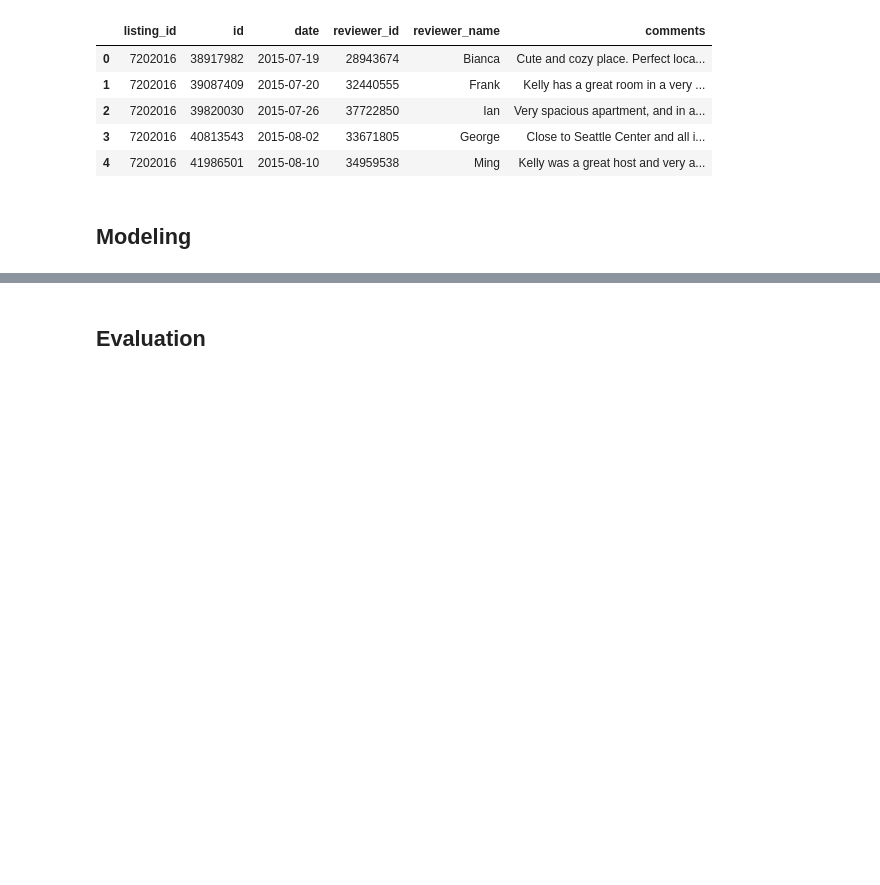
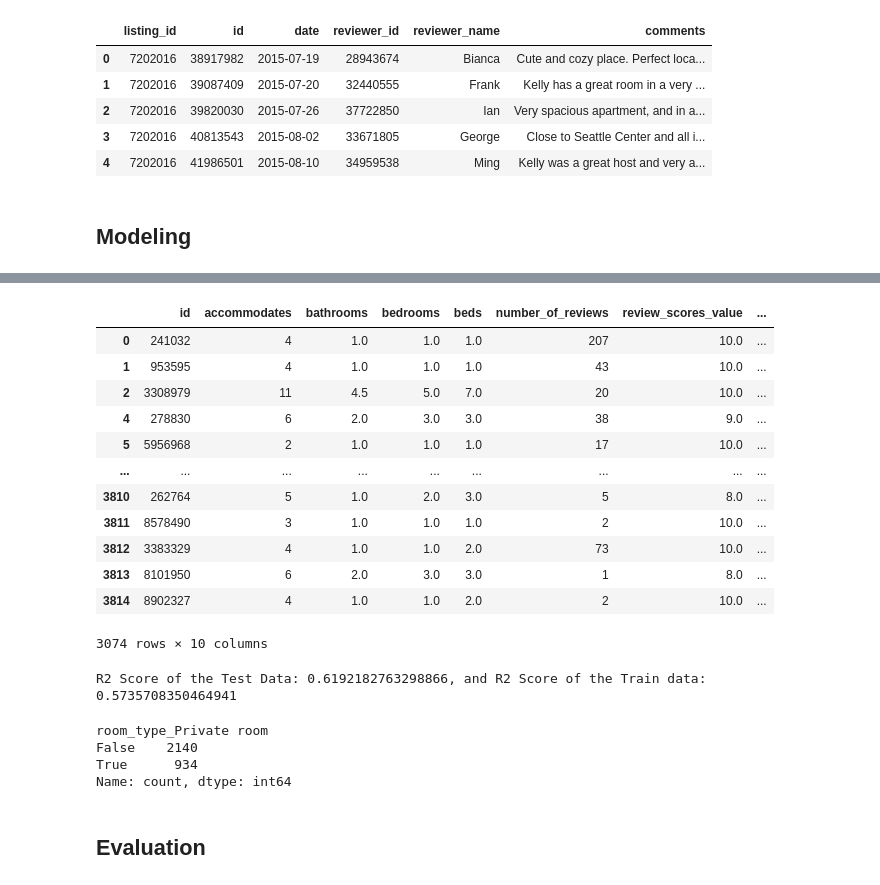
Before and after one commit to carini599/Airbnb_Seattle_Carina_Breu, a Jupyter notebook: airbnb_seattle_notebook.ipynb, the cells around one changed output, grey strips where cells are left out. Cells and saved outputs as stored; diff of their text form; code cells hidden in the pictures; blank space fills up the shorter version.

```diff
--- a/airbnb_seattle_notebook.ipynb
+++ b/airbnb_seattle_notebook.ipynb
@@ -128,3 +192,54 @@ df_reviews.head()
+# %%
+#Create Dummy Variables for Category Variables
+#df_model_price=create_dummy_df(df_model_price,cat_cols,True)
+
+df_model_price=pd.concat([df_model_price.drop(['room_type'],axis=1),pd.get_dummies(df_model_price['room_type'],prefix='room_type',prefix_sep='_',drop_first=True,dummy_na=False)],axis=1)
+#Show column infos
+df_model_price
+# %% [output]
+|  | id | accommodates | bathrooms | bedrooms | beds | number_of_reviews | review_scores_value | ... |
+| 0 | 241032 | 4 | 1.0 | 1.0 | 1.0 | 207 | 10.0 | ... |
+| 1 | 953595 | 4 | 1.0 | 1.0 | 1.0 | 43 | 10.0 | ... |
+| 2 | 3308979 | 11 | 4.5 | 5.0 | 7.0 | 20 | 10.0 | ... |
+| 4 | 278830 | 6 | 2.0 | 3.0 | 3.0 | 38 | 9.0 | ... |
+| 5 | 5956968 | 2 | 1.0 | 1.0 | 1.0 | 17 | 10.0 | ... |
+| ... | ... | ... | ... | ... | ... | ... | ... | ... |
+| 3810 | 262764 | 5 | 1.0 | 2.0 | 3.0 | 5 | 8.0 | ... |
+| 3811 | 8578490 | 3 | 1.0 | 1.0 | 1.0 | 2 | 10.0 | ... |
+| 3812 | 3383329 | 4 | 1.0 | 1.0 | 2.0 | 73 | 10.0 | ... |
+| 3813 | 8101950 | 6 | 2.0 | 3.0 | 3.0 | 1 | 8.0 | ... |
+| 3814 | 8902327 | 4 | 1.0 | 1.0 | 2.0 | 2 | 10.0 | ... |
+3074 rows × 10 columns
+# %%
+#Solit into explanatory and response variables
+X=df_model_price.drop(['mean_price','id'],axis=1)
+y=df_model_price['mean_price']
+
+#Split into train and test
+X_train, X_test, y_train, y_test=train_test_split(X, y, test_size=0.3, random_state=42)
+#Instantiate
+lm_model= LinearRegression()
+#Fit
+lm_model.fit(X_train,y_train)
+
+#Predict using the model
+y_test_preds=lm_model.predict(X_test)
+y_train_preds=lm_model.predict(X_train)
+
+#Score the Model
+test_score=r2_score(y_test,y_test_preds)
+train_score=r2_score(y_train,y_train_preds)
+
+print(f'R2 Score of the Test Data: {test_score}, and R2 Score of the Train data: {train_score}')
+# %% [output]
+R2 Score of the Test Data: 0.6192182763298866, and R2 Score of the Train data: 0.5735708350464941
+# %%
+df_model_price['room_type_Private room'].value_counts()
+# %% [output]
+room_type_Private room
+False    2140
+True      934
+Name: count, dtype: int64
 # %% [markdown]
 ## Evaluation
 # %% [markdown]
```
Also changed, not shown: parts of 4 cells of this notebook.
